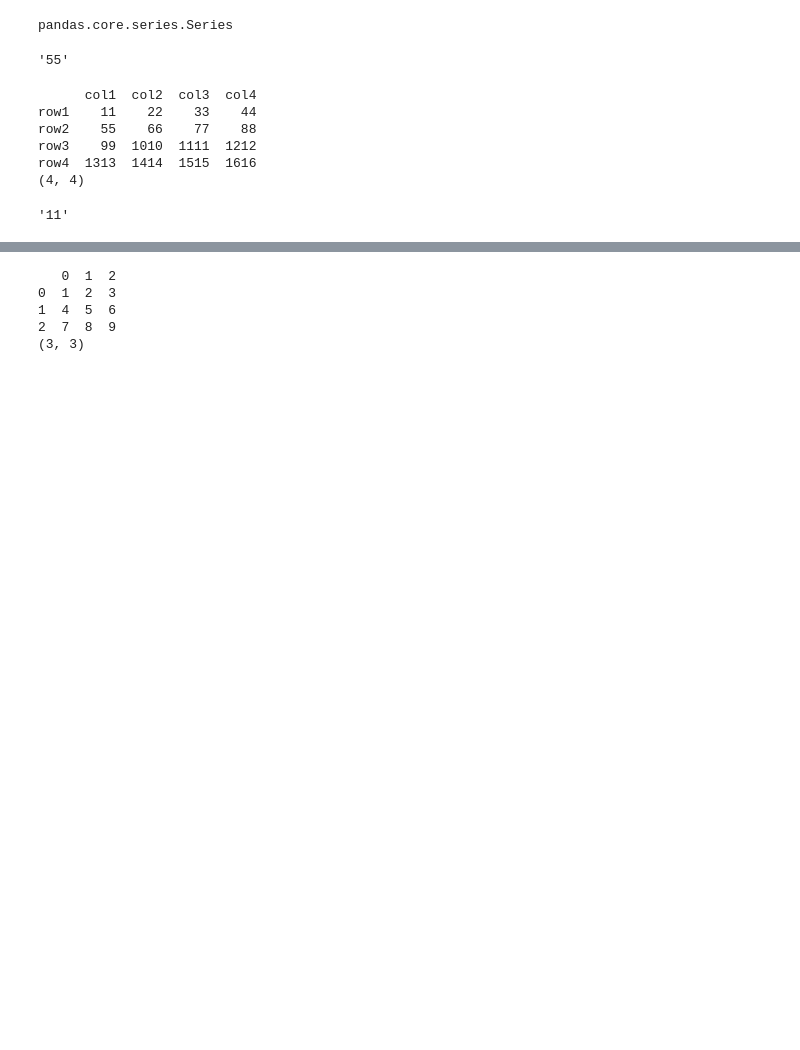
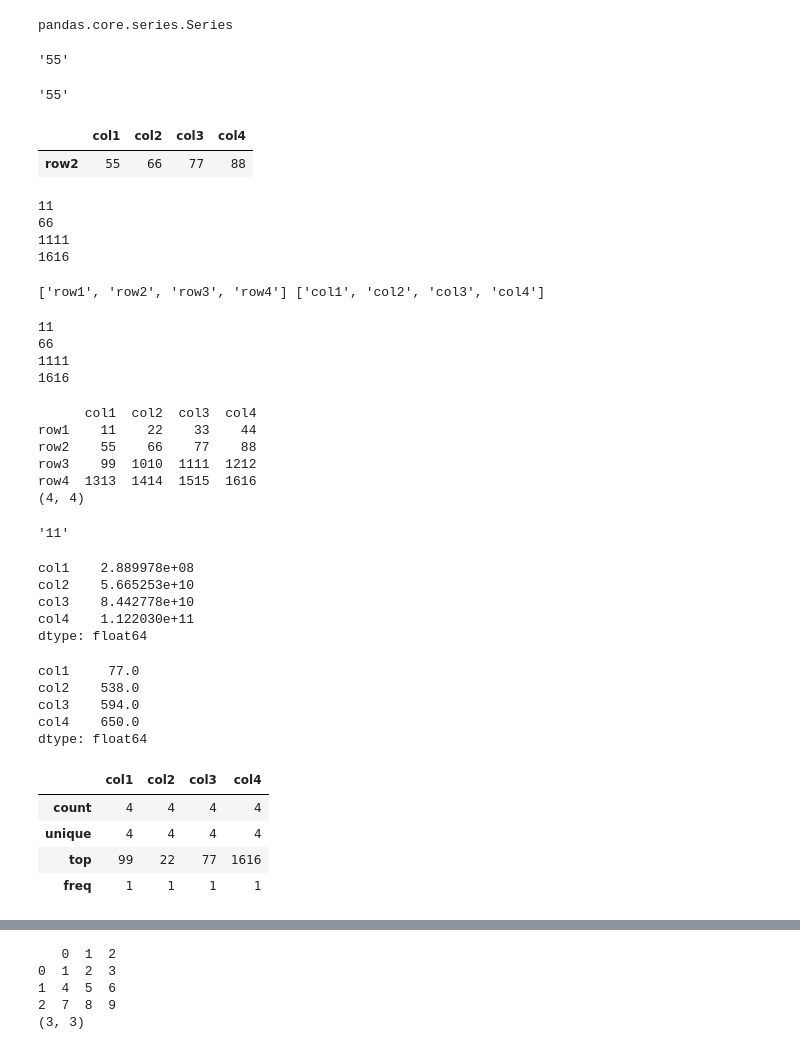
Before and after one commit to 1966hs/MujeresDigitales, a Jupyter notebook: 7)_PandasHeidy.ipynb, the cells around one changed output, grey strips where cells are left out. Drawn from its saved outputs; the diff is of its cells as text; code cells hidden in the pictures; blank space fills up the shorter version.

```diff
--- a/7)_PandasHeidy.ipynb
+++ b/7)_PandasHeidy.ipynb
@@ -956,6 +957,38 @@ pandas.core.series.Series
 df["col1"]["row2"]#un valor puntual a la columna una la fila 2
 # %% [output]
 '55'
+# %%
+#Metodo 2
+df.loc["row2","col1"]
+# %% [output]
+'55'
+# %%
+df.iloc[1:0]#SE LLENA CON LOS NUMEROS
+# %% [output]
+|  | col1 | col2 | col3 | col4 |
+| row2 | 55 | 66 | 77 | 88 |
+# %%
+for indx in range(4):
+  print(df.iloc[indx,indx]) #la diagonal de mi dataframe
+# %% [output]
+11
+66
+1111
+1616
+# %%
+indices= df.index.to_list() #tomar todos los indices y las convierte en lista y guardarlos en una mascara
+columnas= df.columns.to_list()#tomar todas las columnas y convierte en lista y las guarda en las mascara
+print(indices,columnas)#aqui los imprimi para ver como quedaron
+# %% [output]
+['row1', 'row2', 'row3', 'row4'] ['col1', 'col2', 'col3', 'col4']
+# %%
+for indx in range(4):
+  print(df.loc[indices[indx], columnas[indx]])
+# %% [output]
+11
+66
+1111
+1616
 # %%
 print(df)
 print(df.shape) # Forma
@@ -969,3 +1002,27 @@ row3    99  1010  1111  1212
 row4  1313  1414  1515  1616
 (4, 4)
 '11'
+# %%
+df.mean()
+# %% [output]
+col1    2.889978e+08
+col2    5.665253e+10
+col3    8.442778e+10
+col4    1.122030e+11
+dtype: float64
+# %%
+df.median()
+# %% [output]
+col1     77.0
+col2    538.0
+col3    594.0
+col4    650.0
+dtype: float64
+# %%
+df.describe()
+# %% [output]
+|  | col1 | col2 | col3 | col4 |
+| count | 4 | 4 | 4 | 4 |
+| unique | 4 | 4 | 4 | 4 |
+| top | 99 | 22 | 77 | 1616 |
+| freq | 1 | 1 | 1 | 1 |
```
Also changed, not shown: parts of 33 cells of this notebook.
